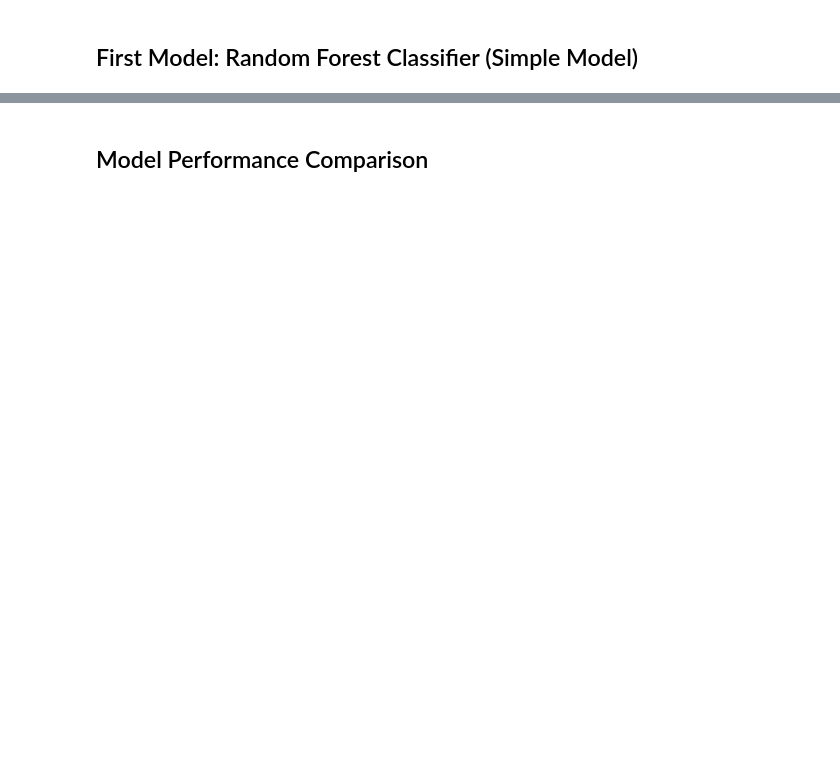
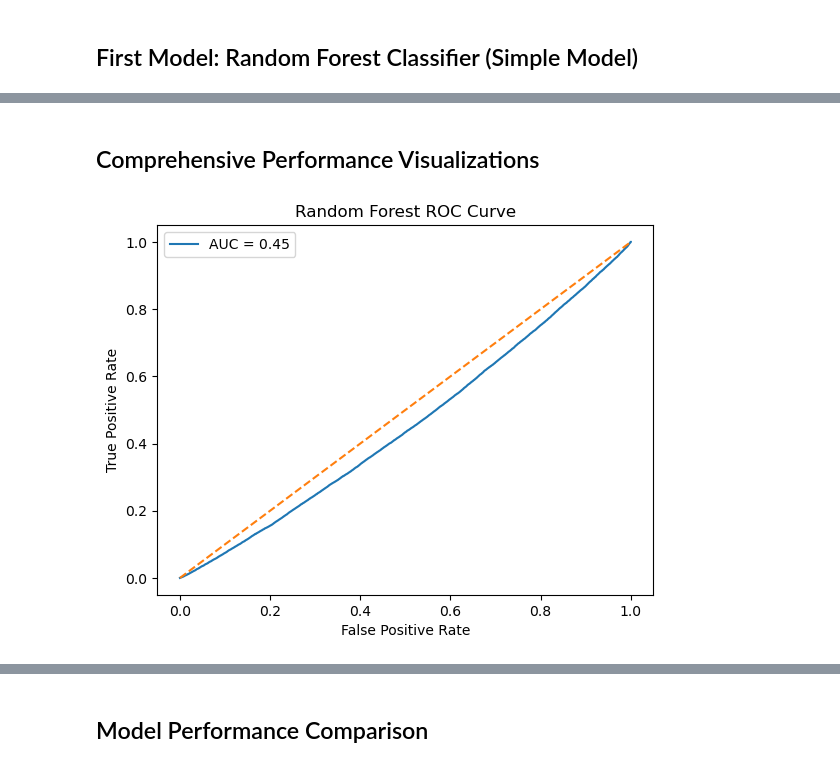
Before and after one commit to CCCKBrant/Final-Project-Part-2-Model-Development, a Jupyter notebook: final_project_draft.ipynb, the cells around one changed output, grey strips where cells are left out. Cells and saved outputs as stored; diff of their text form; code cells hidden in the pictures; blank space fills up the shorter version.

```diff
--- a/final_project_draft.ipynb
+++ b/final_project_draft.ipynb
@@ -249,0 +274,6 @@ This feature calculates if a pitch is in the strike zone. It does this by creati
+# %%
+# Engineered Feature #6
+df_model['high_pressure'] = (
+    (df_model['outs'] == 2) &
+    (df_model['runners_in_scoring_position'] == 1)
+).astype(int)
@@ -409,0 +483,24 @@ weighted avg       0.59      0.77      0.67    123290
+# %% [markdown]
+## Comprehensive Performance Visualizations
+# %%
+# ROC Curve Visualization
+from sklearn.metrics import roc_curve, auc
+# Get probabilities for positive class ('hit')
+y_probs = best_rf_model.predict_proba(X_test)[:, 1]
+
+# Convert labels if needed
+y_test_binary = (y_test == 'hit').astype(int)
+
+fpr, tpr, _ = roc_curve(y_test_binary, y_probs)
+roc_auc = auc(fpr, tpr)
+
+plt.figure()
+plt.plot(fpr, tpr, label=f"AUC = {roc_auc:.2f}")
+plt.plot([0, 1], [0, 1], linestyle='--')
+plt.xlabel("False Positive Rate")
+plt.ylabel("True Positive Rate")
+plt.title("Random Forest ROC Curve")
+plt.legend()
+plt.show()
+# %% [output]
+[figure, added]
```
Also changed, not shown: parts of 22 cells of this notebook, 1 other file.
